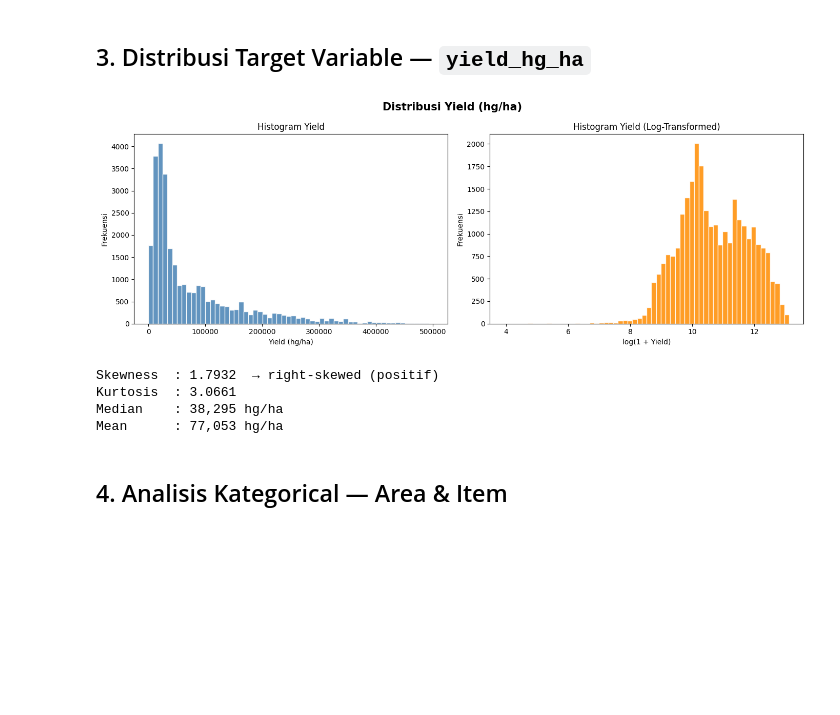
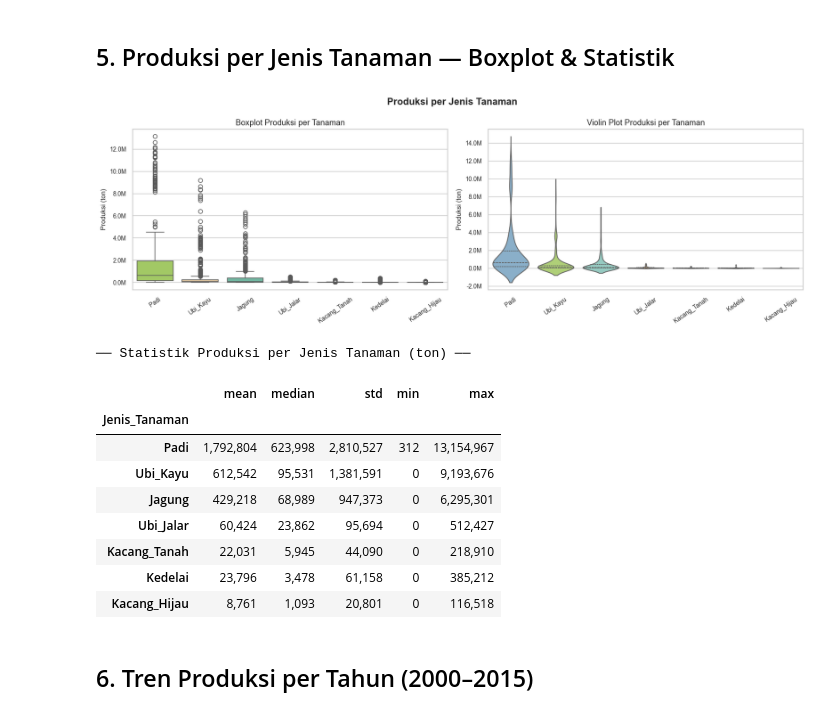
Before and after one commit to alvingnwns/ai-aol-project, a Jupyter notebook: backend/notebooks/EDA.ipynb, the cells around one changed output. Saved outputs shown, nothing was run; the diff lists cells and outputs as text; code cells hidden in the pictures; blank space fills up the shorter version.

```diff
--- a/backend/notebooks/EDA.ipynb
+++ b/backend/notebooks/EDA.ipynb
@@ -3,5 +10,18 @@
 # %%
 import pandas as pd
-import seaborn as sns
 import numpy as np
 import matplotlib.pyplot as plt
+import matplotlib.ticker as mticker
+import seaborn as sns
+from scipy import stats
+
+# Plot settings
+sns.set_theme(style="whitegrid", palette="Set2")
+plt.rcParams.update({
+    "figure.dpi": 110,
+    "axes.titlesize": 12,
+    "axes.labelsize": 10,
+    "xtick.labelsize": 9,
+    "ytick.labelsize": 9,
+})
+print("Libraries loaded ✓")
@@ -10,4 +32,6 @@ import matplotlib.pyplot as plt
 # %%
-df = pd.read_csv("../data/yield_df.csv")
+df = pd.read_csv("../data/prediksi_hasil_panen_2000-2015.csv")
+print(f"Shape  : {df.shape[0]:,} baris × {df.shape[1]} kolom")
+print(f"Kolom  : {df.columns.tolist()}")
 df.head(10)
 # %% [output]
@@ -114,37 +148,46 @@ Contoh data:
 # %% [markdown]
-## 3. Distribusi Target Variable — `yield_hg_ha`
+## 5. Produksi per Jenis Tanaman — Boxplot & Statistik
 # %%
+order = df.groupby("Jenis_Tanaman")["Produksi"].median().sort_values(ascending=False).index
 
-fig, axes = plt.subplots(1, 2, figsize=(14, 5))
-fig.suptitle('Distribusi Yield (hg/ha)', fontsize=15, fontweight='bold')
+fig, axes = plt.subplots(1, 2, figsize=(15, 5))
+fig.suptitle("Produksi per Jenis Tanaman", fontweight="bold")
 
-# Histogram + KDE
-axes[0].hist(df['yield_hg_ha'], bins=60, color='steelblue', edgecolor='white', alpha=0.85)
-axes[0].set_title('Histogram Yield')
-axes[0].set_xlabel('Yield (hg/ha)')
-axes[0].set_ylabel('Frekuensi')
+sns.boxplot(data=df, x="Jenis_Tanaman", y="Produksi", order=order,
+            hue="Jenis_Tanaman", palette="Set2", legend=False, ax=axes[0])
+axes[0].set_title("Boxplot Produksi per Tanaman")
+axes[0].tick_params(axis="x", rotation=35)
+axes[0].yaxis.set_major_formatter(mticker.FuncFormatter(lambda x, _: f"{x/1e6:.1f}M"))
+axes[0].set_ylabel("Produksi (ton)")
+axes[0].set_xlabel("")
 
-# Log-transformed distribution (karena right-skewed)
-axes[1].hist(np.log1p(df['yield_hg_ha']), bins=60, color='darkorange', edgecolor='white', alpha=0.85)
-axes[1].set_title('Histogram Yield (Log-Transformed)')
-axes[1].set_xlabel('log(1 + Yield)')
-axes[1].set_ylabel('Frekuensi')
+sns.violinplot(data=df, x="Jenis_Tanaman", y="Produksi", order=order,
+               hue="Jenis_Tanaman", palette="Set3", legend=False,
+               ax=axes[1], inner="quartile")
+axes[1].set_title("Violin Plot Produksi per Tanaman")
+axes[1].tick_params(axis="x", rotation=35)
+axes[1].yaxis.set_major_formatter(mticker.FuncFormatter(lambda x, _: f"{x/1e6:.1f}M"))
+axes[1].set_ylabel("Produksi (ton)")
+axes[1].set_xlabel("")
 
 plt.tight_layout()
 plt.show()
 
-skewness = df['yield_hg_ha'].skew()
-kurtosis = df['yield_hg_ha'].kurt()
-print(f"Skewness  : {skewness:.4f}  → {'right-skewed (positif)' if skewness > 0 else 'left-skewed'}")
-print(f"Kurtosis  : {kurtosis:.4f}")
-print(f"Median    : {df['yield_hg_ha'].median():,.0f} hg/ha")
-print(f"Mean      : {df['yield_hg_ha'].mean():,.0f} hg/ha")
+print("── Statistik Produksi per Jenis Tanaman (ton) ──")
+df.groupby("Jenis_Tanaman")["Produksi"].agg(["mean","median","std","min","max"]) \
+  .sort_values("median", ascending=False).map(lambda x: f"{x:,.0f}")
 # %% [output]
-[figure, old version]
+[figure, new version]
-Skewness  : 1.7932  → right-skewed (positif)
-Kurtosis  : 3.0661
-Median    : 38,295 hg/ha
-Mean      : 77,053 hg/ha
+── Statistik Produksi per Jenis Tanaman (ton) ──
+|  | mean | median | std | min | max |
+| Jenis_Tanaman |  |  |  |  |  |
+| Padi | 1,792,804 | 623,998 | 2,810,527 | 312 | 13,154,967 |
+| Ubi_Kayu | 612,542 | 95,531 | 1,381,591 | 0 | 9,193,676 |
+| Jagung | 429,218 | 68,989 | 947,373 | 0 | 6,295,301 |
+| Ubi_Jalar | 60,424 | 23,862 | 95,694 | 0 | 512,427 |
+| Kacang_Tanah | 22,031 | 5,945 | 44,090 | 0 | 218,910 |
+| Kedelai | 23,796 | 3,478 | 61,158 | 0 | 385,212 |
+| Kacang_Hijau | 8,761 | 1,093 | 20,801 | 0 | 116,518 |
 # %% [markdown]
-## 4. Analisis Kategorical — Area & Item
+## 6. Tren Produksi per Tahun (2000–2015)
 # %%
```
Also changed, not shown: parts of 27 cells of this notebook.
